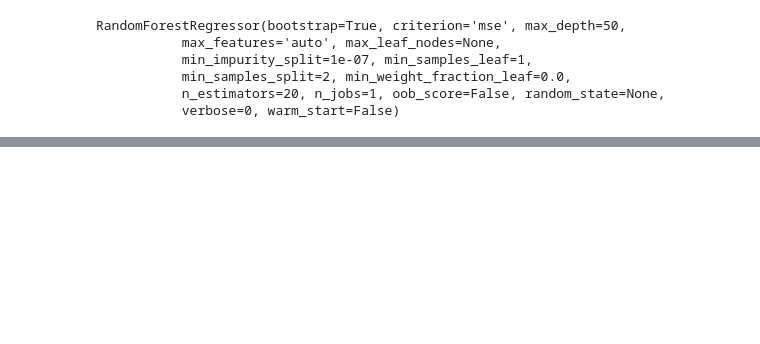
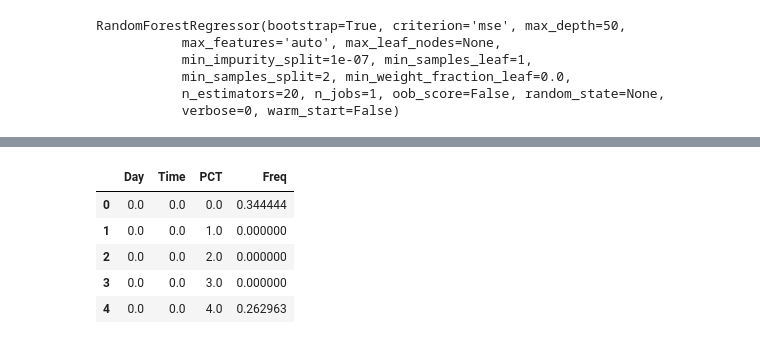
Before and after one commit to yh2866/E4990-data-science-project, a Jupyter notebook: Code_updated.ipynb, the cells around one changed output, grey strips where cells are left out. Cells and saved outputs as stored; diff of their text form; code cells hidden in the pictures; blank space fills up the shorter version.

```diff
--- a/Code_updated.ipynb
+++ b/Code_updated.ipynb
@@ -132,0 +109,2 @@ print Z
+# %%
+Y = CLS.predict(X)
@@ -132,0 +135,3 @@ print Z
+# %%
+Output = np.transpose(np.array([X1,X2,X3,Y]))
+print Output
@@ -132,0 +146,11 @@ print Z
+# %%
+Output_DataFrame = pd.DataFrame(Output)
+Output_DataFrame.columns = ['Day', 'Time','PCT','Freq']
+Output_DataFrame.head()
+# %% [output]
+|  | Day | Time | PCT | Freq |
+| 0 | 0.0 | 0.0 | 0.0 | 0.344444 |
+| 1 | 0.0 | 0.0 | 1.0 | 0.000000 |
+| 2 | 0.0 | 0.0 | 2.0 | 0.000000 |
+| 3 | 0.0 | 0.0 | 3.0 | 0.000000 |
+| 4 | 0.0 | 0.0 | 4.0 | 0.262963 |
```
Also changed, not shown: parts of 9 cells of this notebook, 1 other file.
